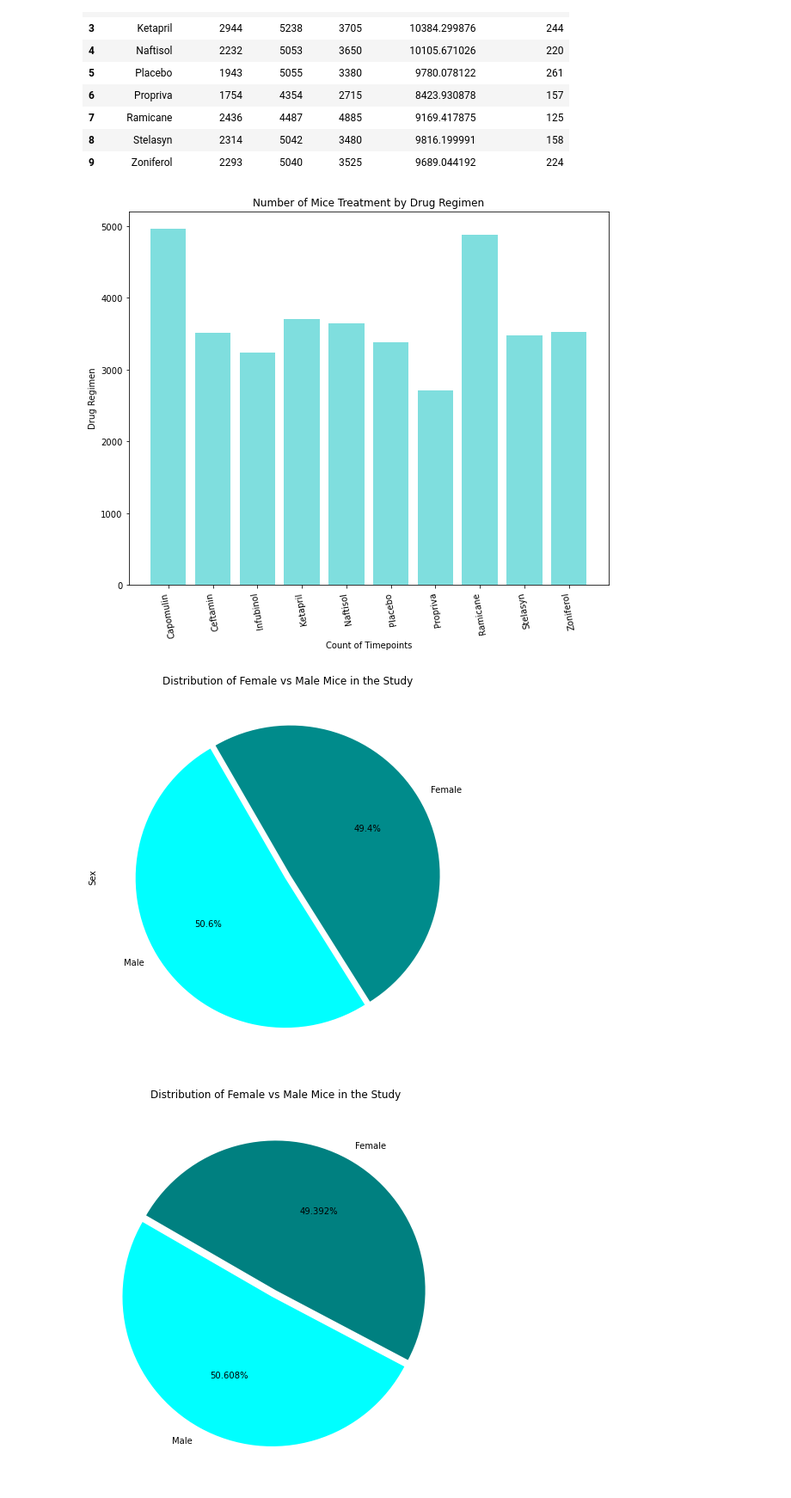
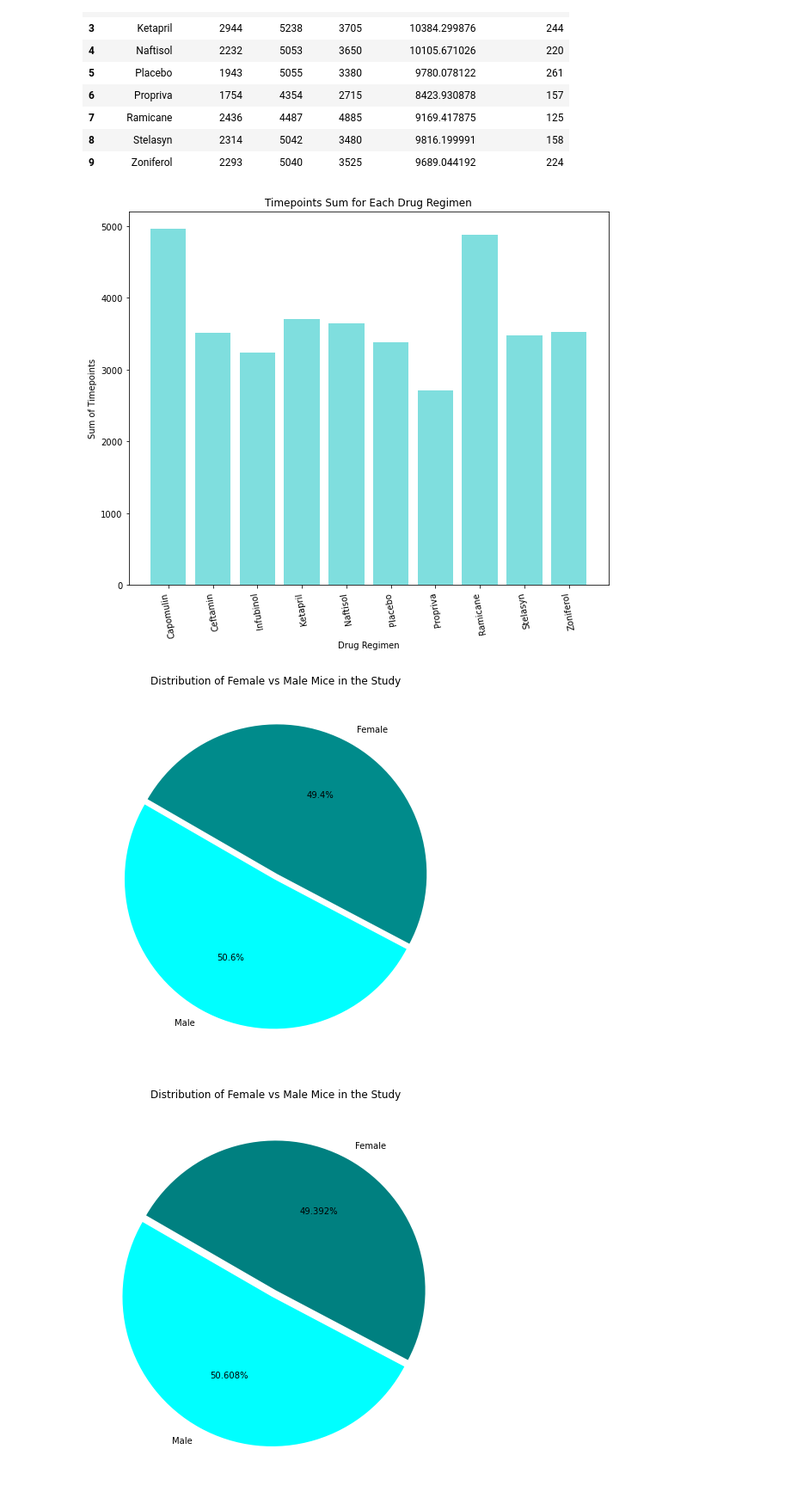
Before and after one commit to kaylajgranados/Pharmaceutical-Treatment-Testing, a Jupyter notebook: pymaceuticals.ipynb, the cells around one changed output. Shown: that part at 86% size. Saved outputs shown, nothing was run; the diff lists cells and outputs as text; code cells hidden in the pictures.

```diff
--- a/pymaceuticals.ipynb
+++ b/pymaceuticals.ipynb
@@ -154,6 +153,8 @@ drug_regimen
 | 8 | Stelasyn | 2314 | 5042 | 3480 | 9816.199991 | 158 |
 | 9 | Zoniferol | 2293 | 5040 | 3525 | 9689.044192 | 224 |
 # %%
+# Resize
+
 # Generate a bar chart using matplotlib functions
 timepoint=drug_regimen["Timepoint"]
 x_axis =drug_regimen["Drug Regimen"]
@@ -161,36 +162,36 @@ plt.figure(figsize=(10, 8))
 plt.bar(x_axis, timepoint, color='c', alpha=0.5, align="center")
 
 # Show chart
-plt.title("Number of Mice Treatment by Drug Regimen")
-plt.xlabel("Count of Timepoints")
-plt.ylabel("Drug Regimen")
+plt.title("Timepoints Sum for Each Drug Regimen")
+plt.xlabel("Drug Regimen")
+plt.ylabel("Sum of Timepoints")
 
 # Rotate X axis
 xticks = plt.xticks(rotation=100)
 # %% [output]
-[figure, old version]
+[figure, new version]
 # %%
-# How to remove the "sex" label on the side of this chart?
-# Change the startangle to match the chart below
-
 # Generate a pie plot showing the distribution of female versus male mice using Pandas built-in plotting function
 
 # Use the 'Value' column as the data to represent in the pie chart
 s_counts = mouse_study_complete['Sex'].value_counts()
 
 # Set colors
 colors = ['#00FFFF','#008B8B']
 
 #Using Pandas plotting function
-s_counts.plot.pie(subplots=True, figsize=(10, 8), colors = colors, autopct='%1.1f%%', explode=[0.02, 0.02],startangle=120);
+s_counts.plot.pie(subplots=True, figsize=(10, 8), colors = colors, autopct='%1.1f%%', explode=[0.02, 0.02],startangle=150)
 plt.title('Distribution of Female vs Male Mice in the Study')
 fig = plt.gcf()
 fig.patch.set_facecolor('white')
 
+# Remove y label
+plt.ylabel(None)
+
 # Show plot
 plt.show()
 # %% [output]
-[figure, old version]
+[figure, new version]
 # %%
 # Generate a pie plot showing the distribution of female versus male mice using matplotlib
 
```
Also changed, not shown: parts of 7 cells of this notebook.
